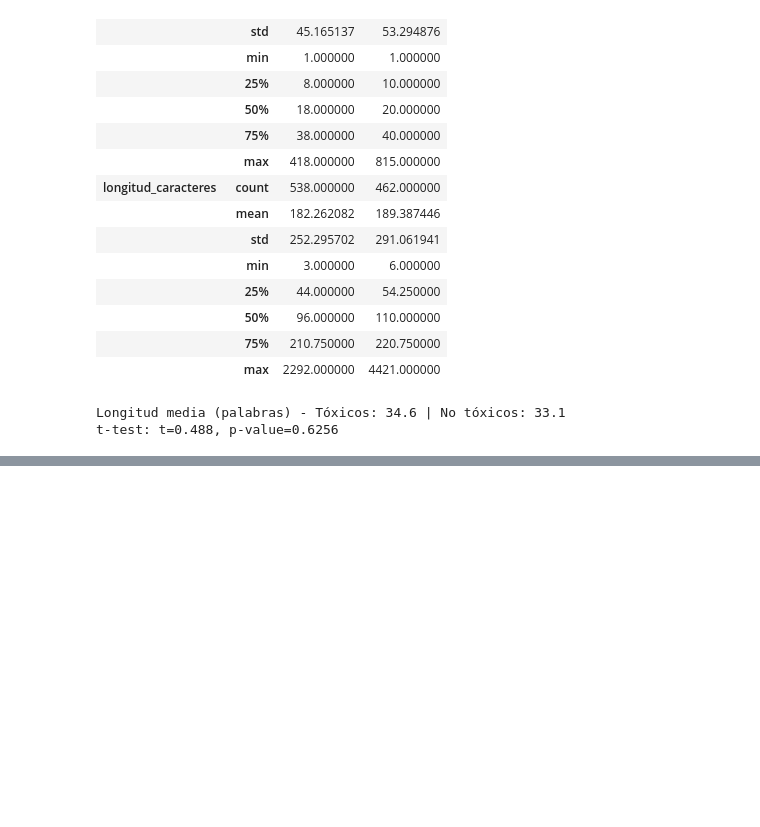
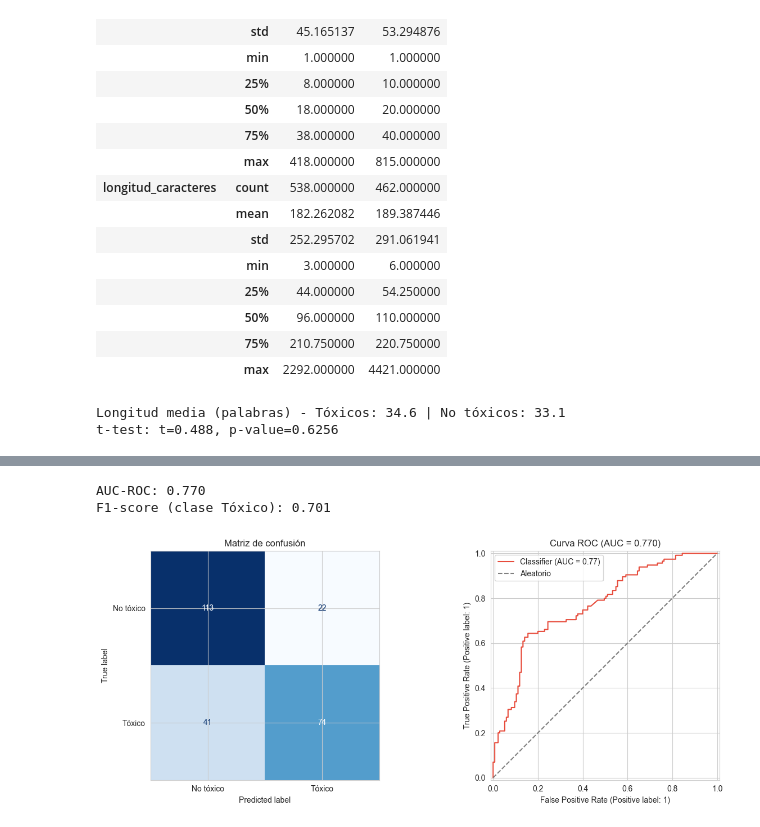
Before and after one commit to SalvadorCM786/comentarios-toxicos-Youtube-SCM, a Jupyter notebook: práctica5.ipynb, the cells around one changed output, grey strips where cells are left out. Saved outputs shown, nothing was run; the diff lists cells and outputs as text; code cells hidden in the pictures; blank space fills up the shorter version.

```diff
--- a/práctica5.ipynb
+++ b/práctica5.ipynb
@@ -416,0 +439,10 @@ t-test: t=0.488, p-value=0.6256
+# %%
+tfidf = TfidfVectorizer(
+    max_features=5000,
+    ngram_range=(1, 2),
+    stop_words="english",
+    min_df=2
+)
+X_train_tfidf = tfidf.fit_transform(X_train)
+X_test_tfidf = tfidf.transform(X_test)
+print(f"Dimensiones matriz TF-IDF (train): {X_train_tfidf.shape}")
@@ -416,0 +451,13 @@ t-test: t=0.488, p-value=0.6256
+# %%
+logreg = LogisticRegression(
+    class_weight="balanced",
+    max_iter=1000,
+    random_state=42,
+    C=1.0
+)
+logreg.fit(X_train_tfidf, y_train)
+
+y_pred = logreg.predict(X_test_tfidf)
+y_proba = logreg.predict_proba(X_test_tfidf)[:, 1]
+
+print(classification_report(y_test, y_pred, target_names=["No tóxico", "Tóxico"]))
@@ -416,0 +473,25 @@ t-test: t=0.488, p-value=0.6256
+# %%
+auc = roc_auc_score(y_test, y_proba)
+f1 = f1_score(y_test, y_pred)
+print(f"AUC-ROC: {auc:.3f}")
+print(f"F1-score (clase Tóxico): {f1:.3f}")
+# %% [output]
+AUC-ROC: 0.770
+F1-score (clase Tóxico): 0.701
+# %%
+fig, axes = plt.subplots(1, 2, figsize=(13, 5))
+
+cm = confusion_matrix(y_test, y_pred)
+disp = ConfusionMatrixDisplay(confusion_matrix=cm, display_labels=["No tóxico", "Tóxico"])
+disp.plot(ax=axes[0], cmap="Blues", colorbar=False)
+axes[0].set_title("Matriz de confusión")
+
+RocCurveDisplay.from_predictions(y_test, y_proba, ax=axes[1], color="#e74c3c")
+axes[1].plot([0, 1], [0, 1], linestyle="--", color="gray", label="Aleatorio")
+axes[1].set_title(f"Curva ROC (AUC = {auc:.3f})")
+axes[1].legend()
+
+plt.tight_layout()
+plt.show()
+# %% [output]
+[figure, added]
```
Also changed, not shown: parts of 7 cells of this notebook.
